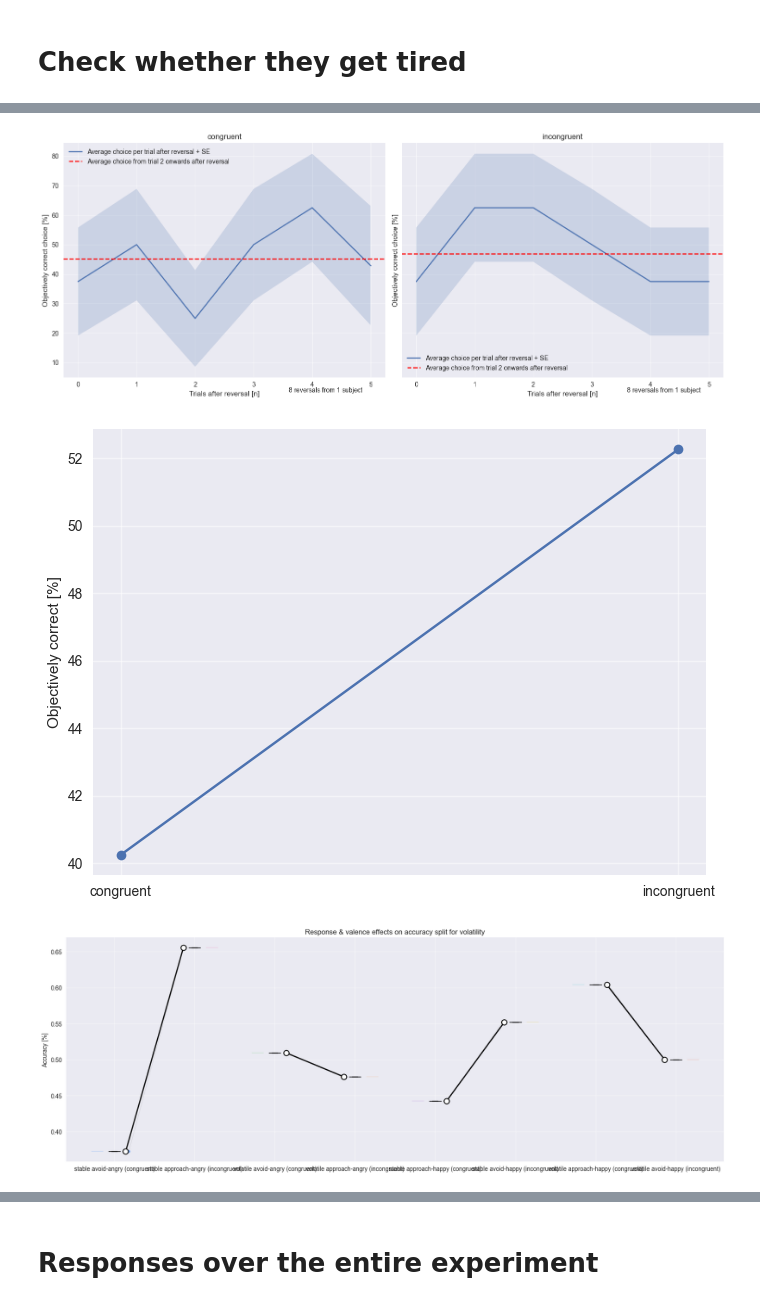
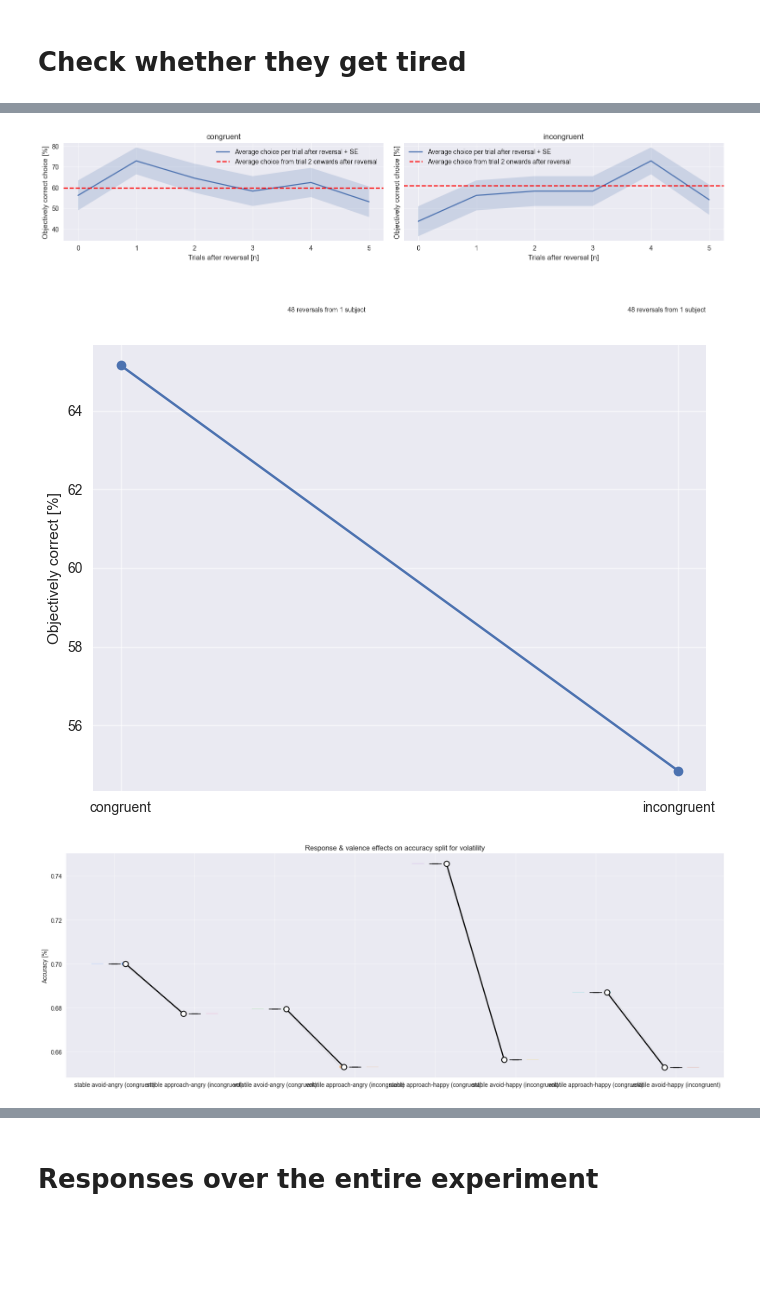
Before and after one commit to KTZ228/phd_1_analysis, a Jupyter notebook: analysis_behavioural/standard parameters/check_inclusion.ipynb, the cells around one changed output, grey strips where cells are left out. Drawn from its saved outputs; the diff is of its cells as text; code cells hidden in the pictures; blank space fills up the shorter version.

```diff
--- a/analysis_behavioural/standard parameters/check_inclusion.ipynb
+++ b/analysis_behavioural/standard parameters/check_inclusion.ipynb
@@ -57,10 +59,12 @@ These participants will be excluded: {'sub-059_session-03'}
+# %%
+combined_results_dataframe_session = combined_results_dataframe[combined_results_dataframe['session']==2]
 # %% [markdown]
 # Check whether they get tired
 # %%
-combined_results_dataframe['objectively_correct_rolling_average'] = combined_results_dataframe['objectively_correct_boolean'].rolling(window=100).mean()
+combined_results_dataframe_session['objectively_correct_rolling_average'] = combined_results_dataframe_session['objectively_correct_boolean'].rolling(window=100).mean()
 
 utils.plotting_functions.lineplot_se(
-    df=combined_results_dataframe,
+    df=combined_results_dataframe_session,
     x_col='trial', y_col='objectively_correct_rolling_average',
     xlabel_name='trial [n]', ylabel_name='accuracy [%]',
     subject_col='subject_id',
@@ -73,0 +78,14 @@ utils.plotting_functions.lineplot_se(
+# %%
+# Create new plots with different intervals that also contain the 50% trials
+print(combined_results_dataframe_session)
+unique_stimuli_types = combined_results_dataframe_session['stimuli_type'].unique()
+mapping = {0: 'subject_id', 1: 'stimuli_type', 2: 'congruency', 3: 0, 4: 1, 5: 2, 6: 3, 7: 4, 8: 5, 9: 6}
+group_name = 'congruency'
+session_name = 'session'
+unique_group_types = combined_results_dataframe_session[group_name].unique()
+
+
+all_reversals_dataframe = utils.analysis_functions.find_reversals_in_dataframe(combined_results_dataframe_session,
+                                                                             unique_subject_ids, unique_stimuli_types,
+                                                                             group_name, plot_range, mapping, session_name)
+participant_excluded = False
@@ -74,6 +110,6 @@ utils.plotting_functions.lineplot_se(
 # %%
 # Prepare the DataFrame by setting 'stimuli_type' as the index temporarily
-df = combined_results_dataframe.set_index('congruency')
+df = all_reversals_dataframe.set_index('congruency')
 
 subject_counts = len(df['subject_id'].unique())
 
@@ -95,50 +131,50 @@ stds = stds * 100
 
 # Plotting
 fig, axs = plt.subplots(nrows=1, ncols=2, figsize=(15, 6), sharex=False, sharey=True) # Adjust based on the number of stimuli_types
 axs = axs.flatten() # Flatten to iterate easily
 
 #fig.suptitle('Objective performance grouped for congruency', fontsize=24, y=0.982)
 
-congruency_list = combined_results_dataframe['congruency'].unique()
+congruency_list = all_reversals_dataframe['congruency'].unique()
 
 congruency_types = means.index
 for i, congruency_type in enumerate(congruency_types):
     if congruency_type != 'undefined':
         # Timepoints are the column names converted to integers for x-axis values
         timepoints = list(range(plot_range[0], plot_range[1]))
         mean_values = means.loc[congruency_type]
         std_values = stds.loc[congruency_type]
 
         axs[i].plot(timepoints, mean_values, label='Average choice per trial after reversal + SE')
         axs[i].fill_between(timepoints, mean_values - std_values, mean_values + std_values, alpha=0.2)
         axs[i].axhline((average_choice_after_reversal_total[i]), color='r', linestyle='--', label='Average choice from trial 2 onwards after reversal')
         #axs[i].plot(probability_dataframe_pivoted[i+1].dropna())
         axs[i].set_title(congruency_type)
         axs[i].set_xlabel('Trials after reversal [n]')
         axs[i].set_ylabel('Objectively correct choice [%]')
         axs[i].text(3.6, 0, f'{group_counts[congruency_type]} reversals from {subject_counts} subject', fontsize=10)
         axs[i].legend()
         axs[i].grid(True)
 
 plt.tight_layout()
 plt.show()
 # %% [output]
-[figure, old version]
+[figure, new version]
 # %%
 # Remove first trials after a reversal
-combined_results_dataframe_without_first_trials_after_reversal = combined_results_dataframe
-combined_results_dataframe_without_first_trials_after_reversal['time_since_reversal'] = (
-    combined_results_dataframe.groupby((combined_results_dataframe['probability_condition'] != combined_results_dataframe['probability_condition'].shift()).cumsum())
+combined_results_dataframe_session_without_first_trials_after_reversal = combined_results_dataframe_session
+combined_results_dataframe_session_without_first_trials_after_reversal['time_since_reversal'] = (
+    combined_results_dataframe_session.groupby((combined_results_dataframe_session['probability_condition'] != combined_results_dataframe_session['probability_condition'].shift()).cumsum())
       .cumcount()
 )
-combined_results_dataframe_without_first_trials_after_reversal = combined_results_dataframe_without_first_trials_after_reversal[combined_results_dataframe_without_first_trials_after_reversal['time_since_reversal'] != 0]
+combined_results_dataframe_session_without_first_trials_after_reversal = combined_results_dataframe_session_without_first_trials_after_reversal[combined_results_dataframe_session_without_first_trials_after_reversal['time_since_reversal'] != 0]
 
 # Splitting the dataframe into the two congruent blocks
-dataframe_1 = combined_results_dataframe_without_first_trials_after_reversal[combined_results_dataframe_without_first_trials_after_reversal['congruency'] == 'congruent']
+dataframe_1 = combined_results_dataframe_session_without_first_trials_after_reversal[combined_results_dataframe_session_without_first_trials_after_reversal['congruency'] == 'congruent']
 dataframe_1 = dataframe_1.groupby(['subject_id', 'session'])['objectively_correct_boolean'].mean().reset_index()
 list_1 = dataframe_1['objectively_correct_boolean'].dropna().tolist()
 congruent_score = list_1[0] * 100
-dataframe_2 = combined_results_dataframe_without_first_trials_after_reversal[combined_results_dataframe_without_first_trials_after_reversal['congruency'] == 'incongruent']
+dataframe_2 = combined_results_dataframe_session_without_first_trials_after_reversal[combined_results_dataframe_session_without_first_trials_after_reversal['congruency'] == 'incongruent']
 dataframe_2 = dataframe_2.groupby(['subject_id', 'session'])['objectively_correct_boolean'].mean().reset_index()
 list_2 = dataframe_2['objectively_correct_boolean'].dropna().tolist()
 incongruent_score = list_2[0] * 100
@@ -157,11 +193,11 @@ plot_name = 'all_trials_objective_performance_congruency'
 plt.tight_layout()
 plt.show()
 # %% [output]
-[figure, old version]
+[figure, new version]
 # %%
 # Single-pass aggregation & reshape
 combined_results_pivoted = (
-    combined_results_dataframe
+    combined_results_dataframe_session
     .pivot_table(
         index=['subject_id'],
         columns=['volatility', 'most_rewarding_response', 'valence'],
@@ -189,7 +225,7 @@ utils.plotting_functions.paired_raincloud(
     plot_name='Response & valence effects on accuracy split for volatility'
 );
 # %% [output]
-[figure, old version]
+[figure, new version]
 # %%
 # Make performance cutoffs asymmetrical
 if congruent_score >= incongruent_score:
```
Also changed, not shown: parts of 7 cells of this notebook, 1 other file.
